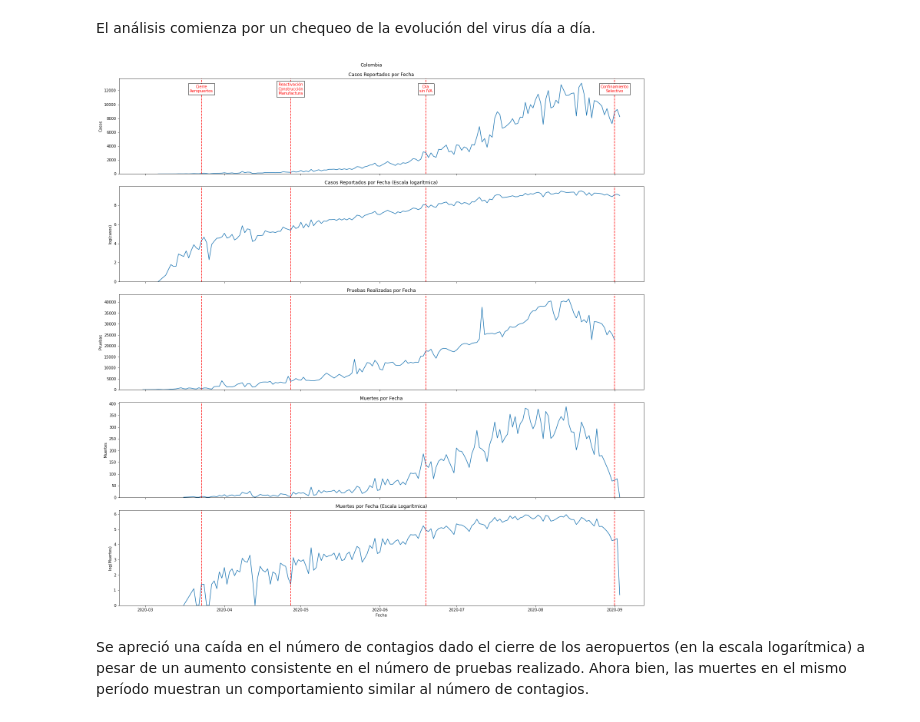
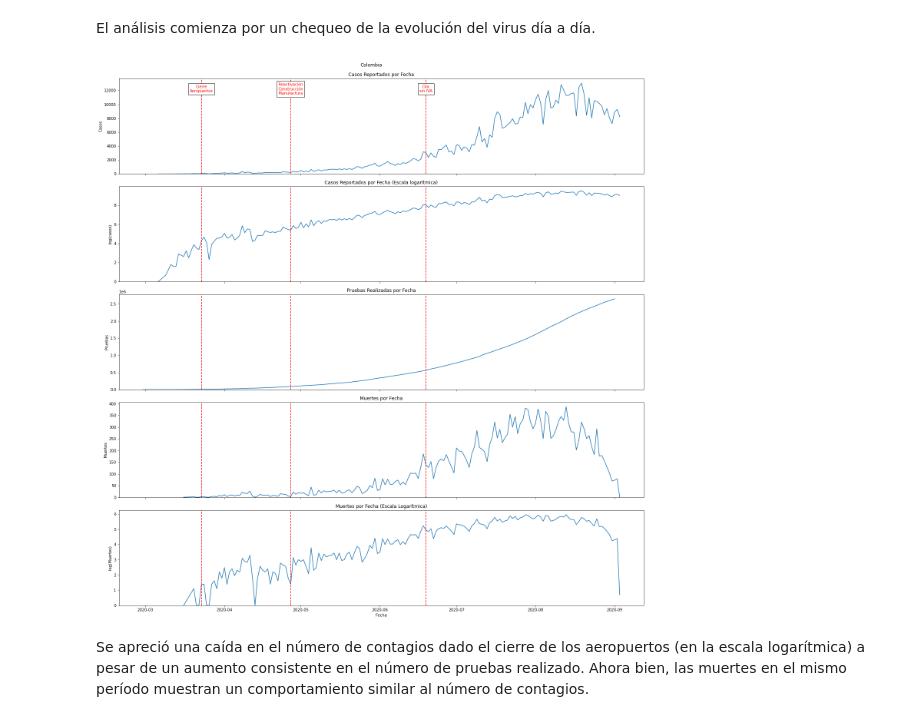
Before and after one commit to AP-2020-1S/covid-19-chepeai, a Jupyter notebook: EDA.ipynb, the cells around one changed output. Cells and saved outputs as stored; diff of their text form; code cells hidden in the pictures.

```diff
--- a/EDA.ipynb
+++ b/EDA.ipynb
@@ -23,20 +43,20 @@ try:
     results = client.get(socrata_dataset_identifier,limit=1000000000)
 
     df = pd.DataFrame.from_dict(results)
-    df.to_csv('./spreadsheets/data_covid.csv', index=False)
+    df.to_csv('data_covid.csv', index=False)
 
 
     socrata_dataset_identifier = "8835-5baf"
     results = client.get(socrata_dataset_identifier,limit=1000000000)
 
     df_pruebas = pd.DataFrame.from_dict(results)
-    df_pruebas.to_csv('./spreadsheets/pruebas_covid.csv', index=False)
+    df_pruebas.to_csv('pruebas_covid.csv', index=False)
 
 except:
-    df = pd.read_csv('./spreadsheets/data_covid.csv')
-    df_pruebas = pd.read_csv('./spreadsheets/pruebas_covid.csv')
+    df = pd.read_csv('data_covid.csv')
+    df_pruebas = pd.read_csv('pruebas_covid.csv')
 
-poblacion_ciudades = pd.read_csv('./spreadsheets/top20ciudades.csv')
+poblacion_ciudades = pd.read_csv('top20ciudades.csv')
 # %% [output]
 WARNING:root:Requests made without an app_token will be subject to strict throttling limits.
 # %% [markdown]
@@ -73,9 +93,6 @@ Se corrige el primer valor reportado de pruebas realizadas en el mes de Febrero
 df_pruebas.replace("Acumulado Feb", value="2020-02-29T00:00:00.000", inplace = True)
 df_pruebas['fecha'] = pd.to_datetime(df_pruebas['fecha'])
 df_pruebas['acumuladas']= df_pruebas['acumuladas'].astype('int')
-df_pruebas['acumuladas'] = df_pruebas['acumuladas'].diff()
-
-df_pruebas.fillna(0, inplace=True)
 # %% [markdown]
 ## Exploración
 # %%
@@ -193,36 +210,35 @@ axes[2].set_title('Pruebas Realizadas por Fecha')
 axes[2].set_ylabel('Pruebas')
 
 axes[3].plot(total_muertes['fecha_reporte_web'], total_muertes['casos'])
 axes[3].set_title('Muertes por Fecha')
 axes[3].set_ylabel('Muertes')
 
 axes[4].plot(total_muertes['fecha_reporte_web'], np.log(total_muertes['casos']))
 axes[4].set_title('Muertes por Fecha (Escala Logarítmica)')
 axes[4].set_ylabel('log(Muertes)')
 axes[4].set_xlabel('Fecha')
 
 
 
 label_list = [
     (pd.to_datetime("2020-03-23"), 'Cierre\nAeropuertos', 'r'),
     (pd.to_datetime("2020-04-27"), 'Reactivación\nConstrucción\nManufactura', 'r'),
-    (pd.to_datetime("2020-06-19"), "Día\nsin IVA", 'r'),
-    (pd.to_datetime("2020-09-01"), "Confinamiento\nSelectivo", 'r')
+    (pd.to_datetime("2020-06-19"), "Día\nsin IVA", 'r')
 ]
 ax = plt.gca()
 for i, ax_ in enumerate(axes):
     for date_point, label, clr in label_list:
         ax_.axvline(x=date_point, color=clr, ls='--')
         ax_.set_ylim(0,)
         if i ==0:
             ax_.text(date_point, ax_.get_ylim()[1]-1500, label, horizontalalignment='center',
                  verticalalignment='center', color=clr, bbox=dict(facecolor='white', alpha=1))
 
 plt.suptitle('Colombia',x=0.5,y=1.01)
 plt.tight_layout()
 plt.show()
 # %% [output]
-[figure, old version]
+[figure, new version]
 # %% [markdown]
 Se apreció una caída en el número de contagios dado el cierre de los aeropuertos (en la escala logarítmica) a pesar de un aumento consistente en el número de pruebas realizado. Ahora bien, las muertes en el mismo período muestran un comportamiento similar al número de contagios.
 # %% [markdown]
```
Also changed, not shown: parts of 25 cells of this notebook, 1 other file.
